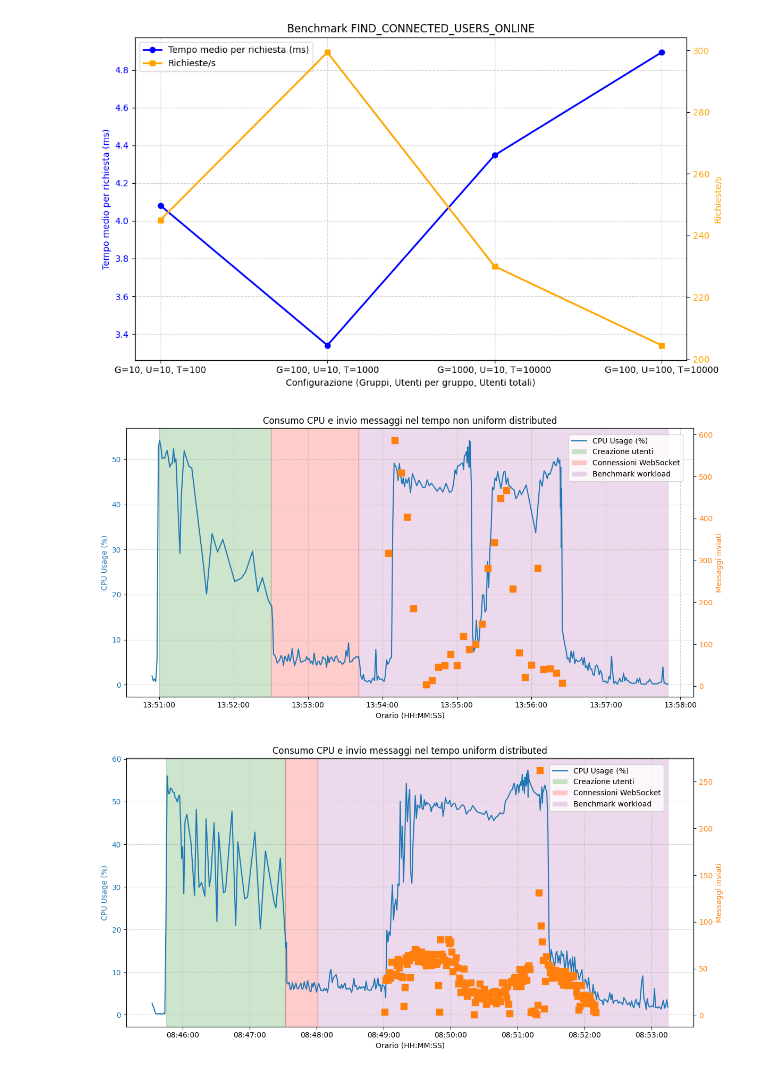
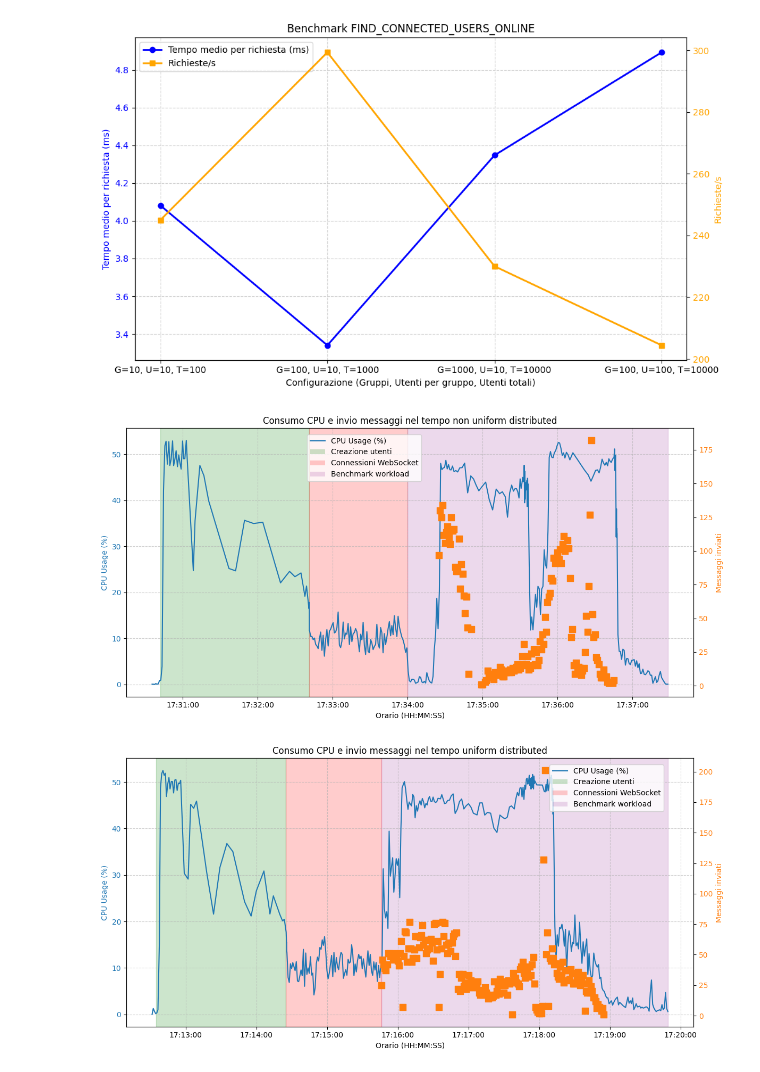
Before and after one commit to Enric0-Balb0/ruggine-chat, a Jupyter notebook: ruggine_server/report/report grafici.ipynb, the cells around one changed output. Drawn from its saved outputs; the diff is of its cells as text; code cells hidden in the pictures.

```diff
--- a/ruggine_server/report/report grafici.ipynb
+++ b/ruggine_server/report/report grafici.ipynb
@@ -227,14 +227,19 @@ plt.show()
 [figure]
 # %%
 """
+🎯 Benchmark configurazione:
+  Server URL (HTTP): http://127.0.0.1:8002
+  Server Host (WebSocket): 127.0.0.1:8002
+  Per cambiare, imposta BENCHMARK_SERVER_URL e BENCHMARK_SERVER_HOST
+
 Using TEST_DATABASE_URL: postgresql://ruggine_user:ruggine_secure_password@localhost:5433/ruggine_test
 🐳 Connecting to Docker server at: http://127.0.0.1:8002
 test e2e::benchmark::mixed_workload_benchmark::mixed_workload_benchmark_tests::test_mixed_workload_benchmark has been running for over 60 seconds
-✅ Creati 14000 utenti in 1000 gruppi tramite API alle 2025-09-10 13:52:30
-🎯 Tutti i task avviati alle 2025-09-10 13:53:41 UTC, benchmark in corso per 130 secondi...
+✅ Creati 16800 utenti in 1200 gruppi tramite API alle 2025-09-11 17:32:41
+🎯 Tutti i task avviati alle 2025-09-11 17:34:00 UTC, benchmark in corso per 130 secondi...
 ==============================
 🏁 Parametri del benchmark
-Numero di gruppi: 1000
+Numero di gruppi: 1200
 Utenti che creano messaggi per gruppo: 2
 Utenti che chiamano find not read + mark read per gruppo: 2
 Utenti che chiamano find paginated per gruppo: 2
@@ -248,17 +253,17 @@ Intervallo paginated readers (ms): 55000 ± 15000
 
 
 📊 RISULTATI BENCHMARK MIXED WORKLOAD:
-=== DURATA TEST: 364.5320598s ===
-  📝 Messaggi creati: 5019
-  🔍 Query messaggi non letti: 6541
-  📄 Query messaggi paginati: 5635
-  ✅ Operazioni mark as read: 9154
-  🔌 Connessioni WebSocket passive: 7000
-  🔌 Connessioni WebSocket attive: 1000
-  📨 Mark as read da WebSocket: 3248
+=== DURATA TEST: 397.1638413s ===
+  📝 Messaggi creati: 5855
+  🔍 Query messaggi non letti: 7743
+  📄 Query messaggi paginati: 6695
+  ✅ Operazioni mark as read: 10667
+  🔌 Connessioni WebSocket passive: 8400
+  🔌 Connessioni WebSocket attive: 1200
+  📨 Mark as read da WebSocket: 3629
   ❌ Operazioni fallite: 0
-  🎯 Operazioni totali: 29597
-  📈 Ops/sec: 81.19
+  🎯 Operazioni totali: 34589
+  📈 Ops/sec: 87.09
   📉 Failure rate: 0.00%
 ✅ Benchmark completato con successo!
 """
@@ -289,38 +294,38 @@ ax2 = ax1.twinx()
 ax2.scatter(df_msg['sent_at_second'], df_msg['message_count'],
             color='tab:orange', marker='s', s=80, label='Messaggi inviati')
 ax2.set_ylabel("Messaggi inviati", color='tab:orange')
 ax2.tick_params(axis='y', labelcolor='tab:orange')
 
 # === Evidenzia le fasi ===
-start_users = pd.to_datetime("2025-09-10 13:51:00").tz_localize("UTC")
-end_users   = pd.to_datetime("2025-09-10 13:52:30").tz_localize("UTC")
-end_ws      = pd.to_datetime("2025-09-10 13:53:41").tz_localize("UTC")
+start_users = pd.to_datetime("2025-09-11 17:30:42").tz_localize("UTC")
+end_users   = pd.to_datetime("2025-09-11 17:32:41").tz_localize("UTC")
+end_ws      = pd.to_datetime("2025-09-11 17:34:00").tz_localize("UTC")
 end_test    = df_cpu['timestamp'].max()  # ultimo timestamp disponibile
 
 # Creazione utenti
 ax1.axvspan(start_users, end_users, color="green", alpha=0.2)
 # Connessione WebSocket
 ax1.axvspan(end_users, end_ws, color="red", alpha=0.2)
 
 # Test vero e proprio
 ax1.axvspan(end_ws, end_test, color="purple", alpha=0.15)
 # Legenda combinata (includendo le fasi)
 handles, labels = ax1.get_legend_handles_labels()
 extra = [
     Patch(facecolor='green', alpha=0.2, label='Creazione utenti e gruppi'),
     Patch(facecolor='red', alpha=0.2, label='Connessioni WebSocket'),
     Patch(facecolor='purple', alpha=0.15, label='Benchmark workload')
 ]
 
 fig.legend(handles+extra, labels+["Creazione utenti","Connessioni WebSocket","Benchmark workload"],
-           loc="upper right", bbox_to_anchor=(0.93,0.93))
+           loc="upper right", bbox_to_anchor=(0.52,0.93))
 
 plt.title("Consumo CPU e invio messaggi nel tempo non uniform distributed")
 ax1.grid(True, linestyle="--", alpha=0.6)
 fig.tight_layout()
 plt.show()
 # %% [output]
-[figure, old version]
+[figure, new version]
 # %%
 """
 🎯 Benchmark configurazione:
@@ -331,8 +336,8 @@ plt.show()
 Using TEST_DATABASE_URL: postgresql://ruggine_user:ruggine_secure_password@localhost:5433/ruggine_test
 🐳 Connecting to Docker server at: http://127.0.0.1:8002
 test e2e::benchmark::mixed_workload_benchmark::mixed_workload_benchmark_tests::test_mixed_workload_benchmark has been running for over 60 seconds
-✅ Creati 16800 utenti in 1200 gruppi tramite API alle 2025-09-10 08:47:32
-🎯 Tutti i task avviati alle 2025-09-10 08:49:01 UTC, benchmark in corso per 130 secondi...
+✅ Creati 16800 utenti in 1200 gruppi tramite API alle 2025-09-11 17:14:25
+🎯 Tutti i task avviati alle 2025-09-11 17:15:46 UTC, benchmark in corso per 130 secondi...
 ==============================
 🏁 Parametri del benchmark
 Numero di gruppi: 1200
@@ -349,19 +354,25 @@ Intervallo paginated readers (ms): 55000 ± 55000
 
 
 📊 RISULTATI BENCHMARK MIXED WORKLOAD:
-=== DURATA TEST: 438.1166637s ===
-  📝 Messaggi creati: 7584
-  🔍 Query messaggi non letti: 9024
-  📄 Query messaggi paginati: 7132
-  ✅ Operazioni mark as read: 12966
+=== DURATA TEST: 430.0710369s ===
+  📝 Messaggi creati: 6961
+  🔍 Query messaggi non letti: 8494
+  📄 Query messaggi paginati: 7103
+  ✅ Operazioni mark as read: 11993
   🔌 Connessioni WebSocket passive: 8400
   🔌 Connessioni WebSocket attive: 1200
-  📨 Mark as read da WebSocket: 5289
+  📨 Mark as read da WebSocket: 4820
   ❌ Operazioni fallite: 0
-  🎯 Operazioni totali: 41995
-  📈 Ops/sec: 95.85
+  🎯 Operazioni totali: 39371
+  📈 Ops/sec: 91.55
   📉 Failure rate: 0.00%
 ✅ Benchmark completato con successo!
+SELECT
+    date_trunc('second', sent_at AT TIME ZONE 'UTC') AS sent_at_second,
+    COUNT(*) AS message_count
+FROM text_message
+GROUP BY sent_at_second
+ORDER BY sent_at_second;
 """
 
 import pandas as pd
@@ -395,9 +406,9 @@ ax2.set_ylabel("Messaggi inviati", color='tab:orange')
 ax2.tick_params(axis='y', labelcolor='tab:orange')
 
 # === Evidenzia le fasi ===
-start_users = pd.to_datetime("2025-09-10 08:45:45").tz_localize("UTC")
-end_users   = pd.to_datetime("2025-09-10 08:47:32").tz_localize("UTC")
-end_ws      = pd.to_datetime("2025-09-10 08:48:01").tz_localize("UTC")
+start_users = pd.to_datetime("2025-09-11 17:12:35").tz_localize("UTC")
+end_users   = pd.to_datetime("2025-09-11 17:14:25").tz_localize("UTC")
+end_ws      = pd.to_datetime("2025-09-11 17:15:46").tz_localize("UTC")
 end_test    = df_cpu['timestamp'].max()  # ultimo timestamp disponibile
 
 # Creazione utenti
@@ -424,4 +435,4 @@ ax1.grid(True, linestyle="--", alpha=0.6)
 fig.tight_layout()
 plt.show()
 # %% [output]
-[figure, old version]
+[figure, new version]
```
Also changed, not shown: 20 other files.
